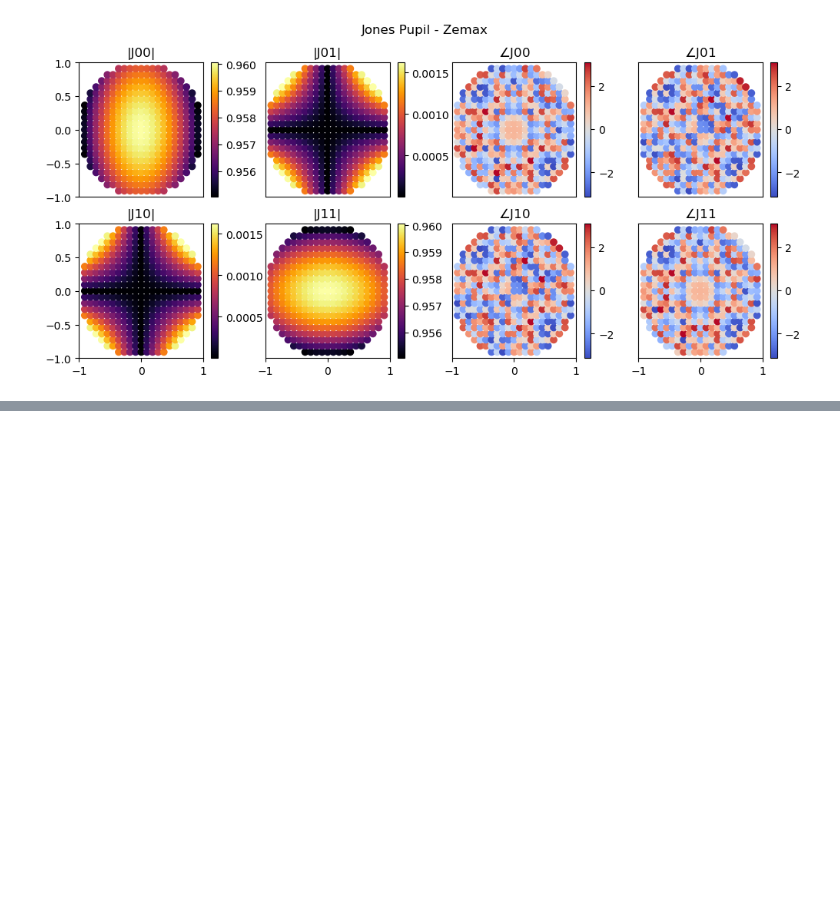
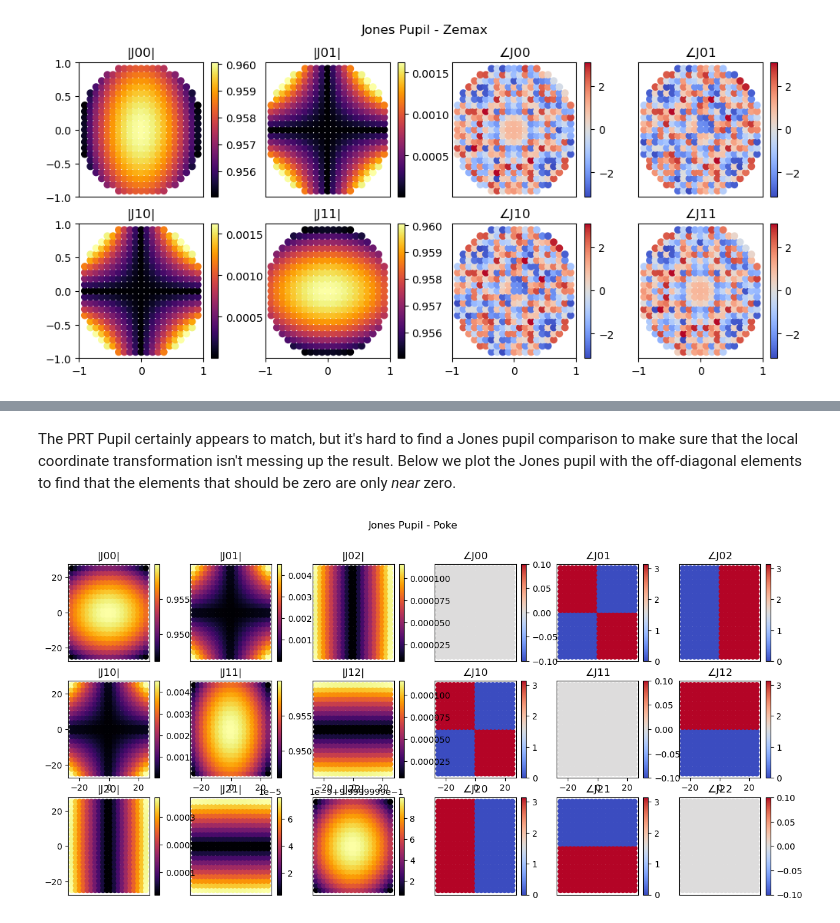
Before and after one commit to Jashcraf/poke, a Jupyter notebook: experiments/physics_validation/singlet_prt.ipynb, the cells around one changed output, grey strips where cells are left out. Cells and saved outputs as stored; diff of their text form; code cells hidden in the pictures; blank space fills up the shorter version.

```diff
--- a/experiments/physics_validation/singlet_prt.ipynb
+++ b/experiments/physics_validation/singlet_prt.ipynb
@@ -189,0 +151,44 @@ plt.show()
+# %% [markdown]
+The PRT Pupil certainly appears to match, but it's hard to find a Jones pupil comparison to make sure that the local coordinate transformation isn't messing up the result. Below we plot the Jones pupil with the off-diagonal elements to find that the elements that should be zero are only _near_ zero.
+# %%
+import matplotlib.pyplot as plt
+
+fig, axs = plt.subplots(figsize=[15, 7], nrows=3, ncols=6)
+plt.suptitle("Jones Pupil - Poke")
+for j in range(3):
+    for k in range(3):
+        ax = axs[j, k]
+        ax.set_title("|J{j}{k}|".format(j=j, k=k))
+        sca = ax.scatter(rf_zmx.xData[0,0], rf_zmx.yData[0,0], c=np.abs(rf_zmx.jones_pupil[-1][...,j, k]), cmap="inferno")
+        fig.colorbar(sca, ax=ax)
+
+        # turn off the ticks
+        if j != 1:
+            ax.xaxis.set_visible(False)
+        if k != 0:
+            ax.yaxis.set_visible(False)
+
+# theres a phase offset
+offset = 0
+
+for j in range(3):
+    for k in range(3):
+
+        if k == 1:
+            if j == 0:
+                offset = np.pi
+        else:
+            offset = 0
+        ax = axs[j, k + 3]
+        ax.set_title(r"$\angle$" + "J{j}{k}".format(j=j, k=k))
+        sca = ax.scatter(rf_zmx.xData[0,0], rf_zmx.yData[0,0], c=np.angle(rf_zmx.jones_pupil[-1][...,j, k]), cmap="coolwarm")
+        fig.colorbar(sca, ax=ax)
+
+        # turn off the ticks
+        if j != 1:
+            ax.xaxis.set_visible(False)
+
+        ax.yaxis.set_visible(False)
+plt.show()
+# %% [output]
+[figure, added]
```
Also changed, not shown: parts of 23 cells of this notebook, 11 other files.
